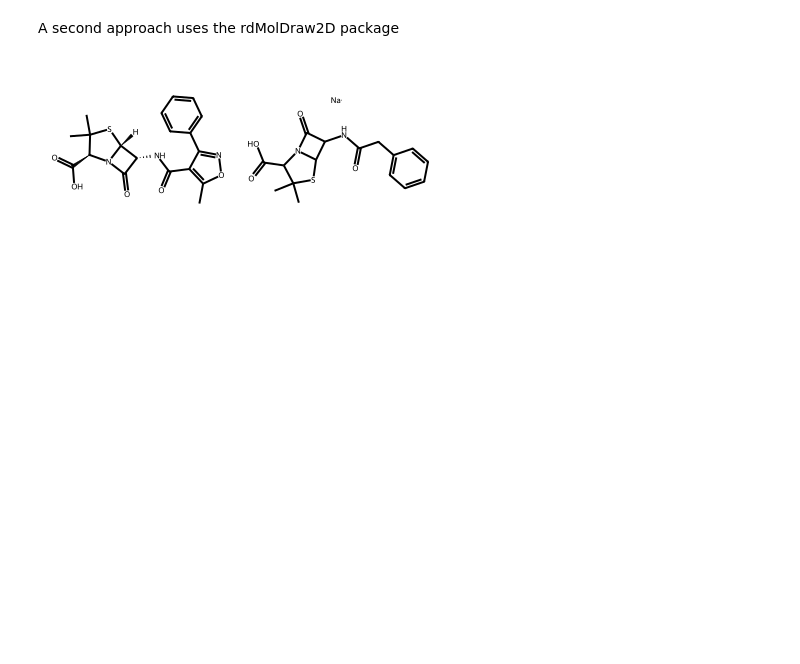
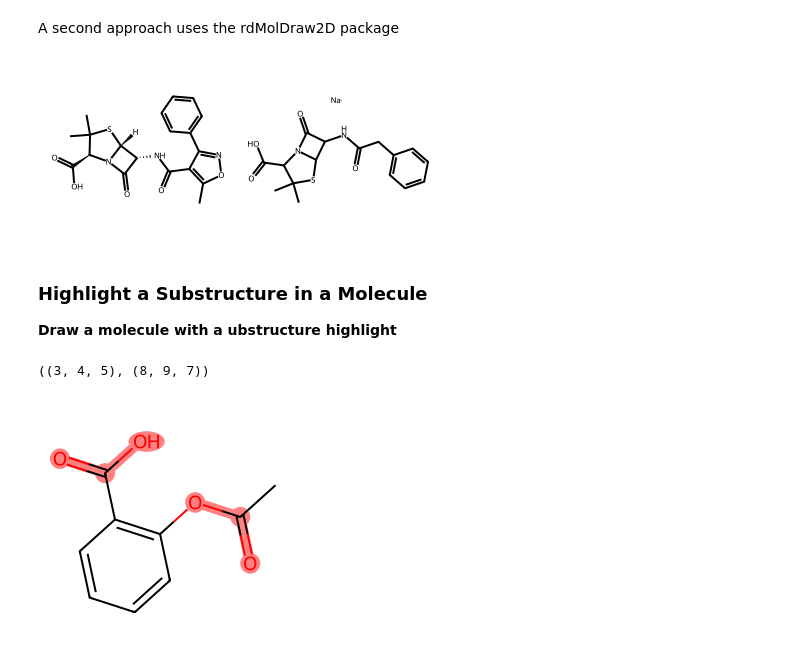
Before and after one commit to hilpresent/rdkit-cookbook, a Jupyter notebook: rdkit_cookbook.ipynb, the cells around one changed output. Saved outputs shown, nothing was run; the diff lists cells and outputs as text; code cells hidden in the pictures; blank space fills up the shorter version.

```diff
--- a/rdkit_cookbook.ipynb
+++ b/rdkit_cookbook.ipynb
@@ -123,3 +123,6 @@ bio = io.BytesIO(drawer.GetDrawingText())
 Image.open(bio)
 # %% [output]
 [figure]
+# %% [markdown]
+### Highlight a Substructure in a Molecule
+**Draw a molecule with a ubstructure highlight**
@@ -125,0 +132,10 @@ Image.open(bio)
+# %%
+molecule = Chem.MolFromSmiles('c1cc(C(=O)O)c(OC(=O)C)cc1')
+substructure = Chem.MolFromSmarts('C(=O)O')
+
+print(molecule.GetSubstructMatches(substructure))
+
+molecule
+# %% [output]
+((3, 4, 5), (8, 9, 7))
+[figure, added]
```
Also changed, not shown: parts of 3 cells of this notebook.
